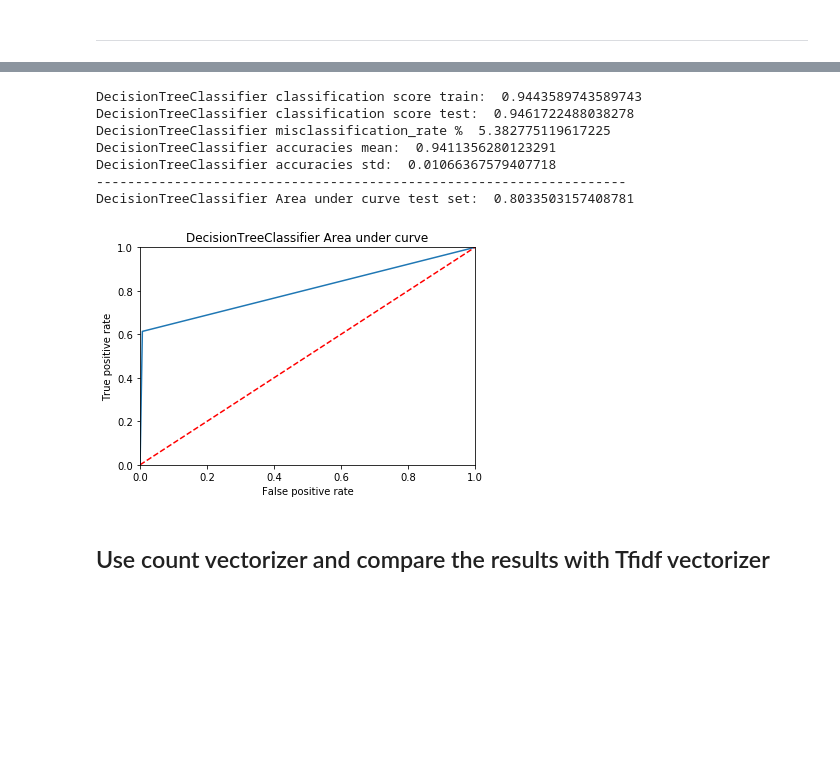
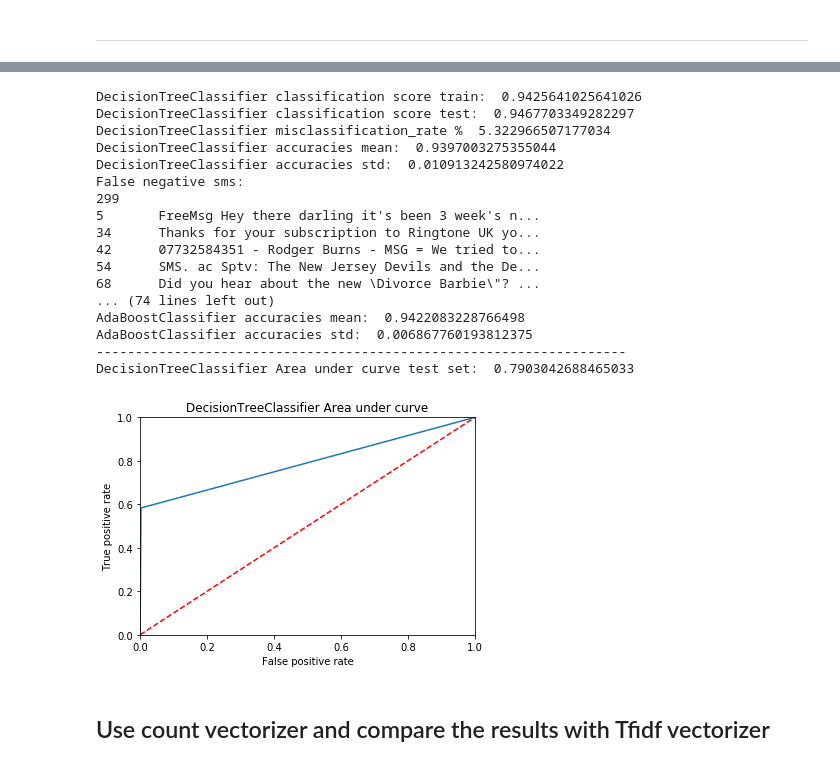
Before and after one commit to tahamohkawy/nlp, a Jupyter notebook: sms spam detector/sms spam detector.ipynb, the cells around one changed output, grey strips where cells are left out. Drawn from its saved outputs; the diff is of its cells as text; code cells hidden in the pictures; blank space fills up the shorter version.

```diff
--- a/sms spam detector/sms spam detector.ipynb
+++ b/sms spam detector/sms spam detector.ipynb
@@ -199,6 +225,23 @@ misclassification_rate = (cm[1,0] + cm[0,1]) / len(y_pred) * 100
 
 print('AdaBoostClassifier misclassification rate %: ', misclassification_rate)
 
+
+data['AdaBoost predict'] = classifier.predict(X) #predict all data
+
+#False negative (SMS that is spam but the model thought it was not)
+fn_sms = data[ (data['AdaBoost predict'] == 0) & (data['label'] == 1)]['v2']
+print('False negative sms: ')
+print(fn_sms.size)
+print(fn_sms)
+#we have much less false positivies than Naive bayes, We might need to add more features to increase the accuracy though
+
+print('-------------------------------------------------------------')
+
+#False positive (SMS that is not spam but the model thought it was)
+fp_sms = data[ (data['AdaBoost predict'] == 1) & (data['label'] == 0)]['v2']
+print('False positive sms: ')
+print(fp_sms)
+#we have false positives, might need to add more features to increase accuracy
 
 #Cross validation
 from sklearn.model_selection import cross_val_score, KFold
@@ -265,40 +318,75 @@ print('DecisionTreeClassifier misclassification_rate % ', misclassification_rate
 #Cross validation
 from sklearn.model_selection import cross_val_score, KFold
 cv = KFold(n_splits=10, shuffle=True)
 accuracies = cross_val_score(classifier, X, y, scoring='accuracy', cv=cv)
 print('DecisionTreeClassifier accuracies mean: ', accuracies.mean())
 print('DecisionTreeClassifier accuracies std: ', accuracies.std())
 
 
+data['DecisionTreeClassifier predict'] = classifier.predict(X) #predict all data
+
+#False negative (SMS that is spam but the model thought it was not)
+fn_sms = data[ (data['DecisionTreeClassifier predict'] == 0) & (data['label'] == 1)]['v2']
+print('False negative sms: ')
+print(fn_sms.size)
+print(fn_sms)
+#we have much more false positivies than Naive bayes, We might need to add more features to increase the accuracy
+
+print('-------------------------------------------------------------')
+
+#False positive (SMS that is not spam but the model thought it was)
+fp_sms = data[ (data['DecisionTreeClassifier predict'] == 1) & (data['label'] == 0)]['v2']
+print('False positive sms: ')
+print(fp_sms)
+#we have false positives, might need to add more features to increase accuracy
+
+#Cross validation
+from sklearn.model_selection import cross_val_score, KFold
+cv = KFold(n_splits=10, shuffle=True)
+accuracies = cross_val_score(classifier, X, y, scoring='accuracy', cv=cv)
+print('AdaBoostClassifier accuracies mean: ', accuracies.mean())
+print('AdaBoostClassifier accuracies std: ', accuracies.std())
+
+
 print('--------------------------------------------------------------------')
 
 #ROC and AUC
 fpr, tpr, threshold = roc_curve(y_test, y_pred)
 area = auc(fpr, tpr)
 
 print('DecisionTreeClassifier Area under curve test set: ', area)
 
 plt.plot(fpr, tpr, label='Area under curve test set')
 
 #Random classifier (equal opportunity)
 plt.plot([0,1],[0,1], 'k', color='red', linestyle='--', label='Random classifier')
 plt.xlim([0,1])
 plt.ylim([0,1])
 plt.xlabel('False positive rate')
 plt.ylabel('True positive rate')
 
 plt.title('DecisionTreeClassifier Area under curve')
 
 plt.show()
 # %% [output]
-DecisionTreeClassifier classification score train:  0.9443589743589743
-DecisionTreeClassifier classification score test:  0.9461722488038278
-DecisionTreeClassifier misclassification_rate %  5.382775119617225
-DecisionTreeClassifier accuracies mean:  0.9411356280123291
-DecisionTreeClassifier accuracies std:  0.01066367579407718
+DecisionTreeClassifier classification score train:  0.9425641025641026
+DecisionTreeClassifier classification score test:  0.9467703349282297
+DecisionTreeClassifier misclassification_rate %  5.322966507177034
+DecisionTreeClassifier accuracies mean:  0.9397003275355044
+DecisionTreeClassifier accuracies std:  0.010913242580974022
+False negative sms:
+299
+5       FreeMsg Hey there darling it's been 3 week's n...
+34      Thanks for your subscription to Ringtone UK yo...
+42      07732584351 - Rodger Burns - MSG = We tried to...
+54      SMS. ac Sptv: The New Jersey Devils and the De...
+68      Did you hear about the new \Divorce Barbie\"? ...
+... (74 lines left out)
+AdaBoostClassifier accuracies mean:  0.9422083228766498
+AdaBoostClassifier accuracies std:  0.006867760193812375
 --------------------------------------------------------------------
-DecisionTreeClassifier Area under curve test set:  0.8033503157408781
+DecisionTreeClassifier Area under curve test set:  0.7903042688465033
-[figure, old version]
+[figure, new version]
 # %% [markdown]
 <h2>Use count vectorizer and compare the results with Tfidf vectorizer</h2>
 # %%
```
Also changed, not shown: parts of 14 cells of this notebook.
